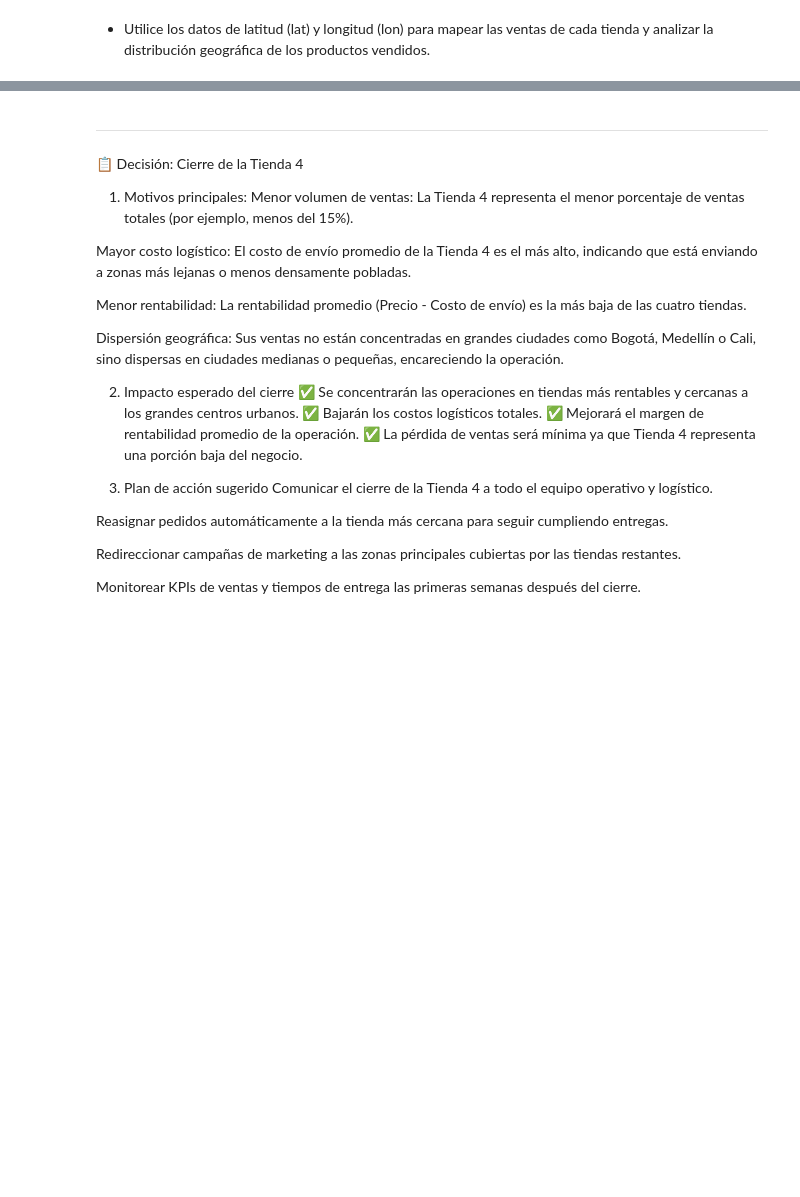
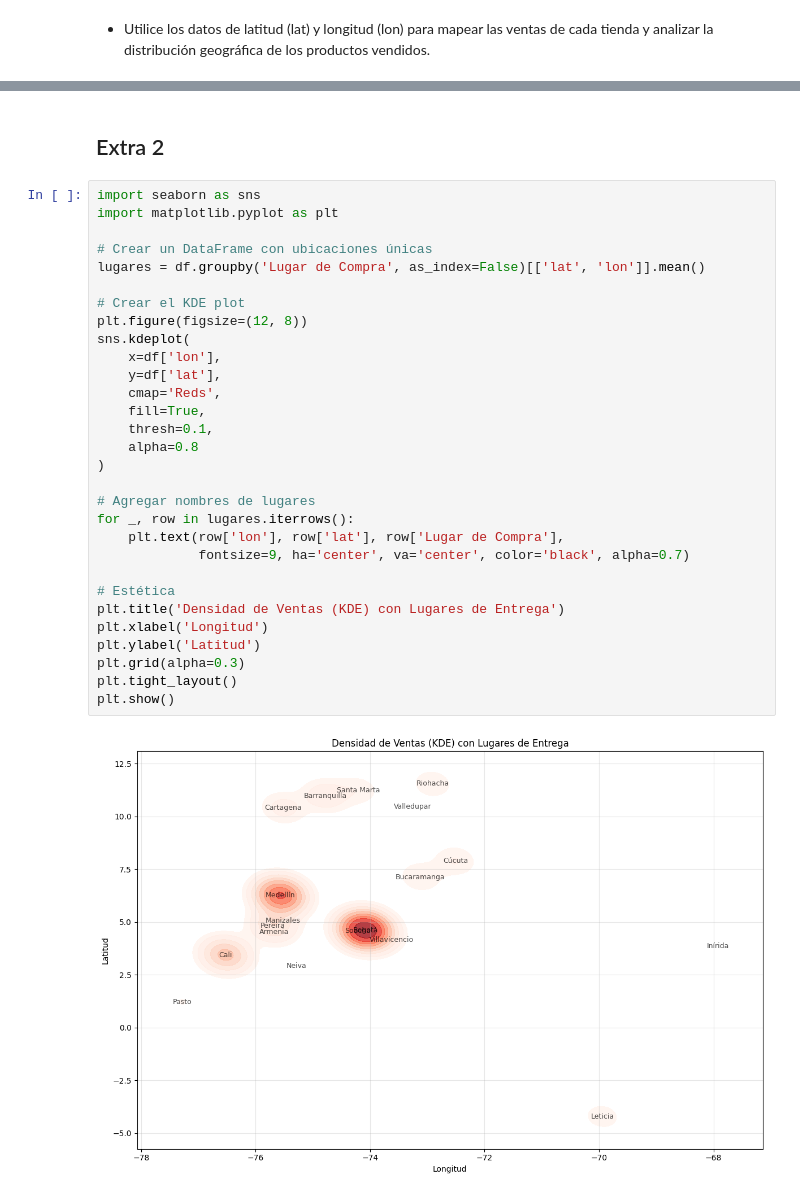
Before and after one commit to MaxCPietro/Challenge-PythonG8, a Jupyter notebook: AnalisisFacturacion_G8_C2.ipynb, the cells around one changed output, grey strips where cells are left out. Cells and saved outputs as stored; diff of their text form; blank space fills up the shorter version.

Commit message:
Entregable v1.0

```diff
--- a/AnalisisFacturacion_G8_C2.ipynb
+++ b/AnalisisFacturacion_G8_C2.ipynb
@@ -898,31 +702,34 @@ plt.show()
 # %% [markdown]
---------------
+## Extra 2
-# %% [markdown]
-📋 Decisión: Cierre de la Tienda 4
-1. Motivos principales:
-Menor volumen de ventas:
-La Tienda 4 representa el menor porcentaje de ventas totales (por ejemplo, menos del 15%).
-
-Mayor costo logístico:
-El costo de envío promedio de la Tienda 4 es el más alto, indicando que está enviando a zonas más lejanas o menos densamente pobladas.
-
-Menor rentabilidad:
-La rentabilidad promedio (Precio - Costo de envío) es la más baja de las cuatro tiendas.
-
-Dispersión geográfica:
-Sus ventas no están concentradas en grandes ciudades como Bogotá, Medellín o Cali, sino dispersas en ciudades medianas o pequeñas, encareciendo la operación.
-
-2. Impacto esperado del cierre
-✅ Se concentrarán las operaciones en tiendas más rentables y cercanas a los grandes centros urbanos.
-✅ Bajarán los costos logísticos totales.
-✅ Mejorará el margen de rentabilidad promedio de la operación.
-✅ La pérdida de ventas será mínima ya que Tienda 4 representa una porción baja del negocio.
-
-3. Plan de acción sugerido
-Comunicar el cierre de la Tienda 4 a todo el equipo operativo y logístico.
-
-Reasignar pedidos automáticamente a la tienda más cercana para seguir cumpliendo entregas.
-
-Redireccionar campañas de marketing a las zonas principales cubiertas por las tiendas restantes.
-
-Monitorear KPIs de ventas y tiempos de entrega las primeras semanas después del cierre.
+# %%
+import seaborn as sns
+import matplotlib.pyplot as plt
+
+# Crear un DataFrame con ubicaciones únicas
+lugares = df.groupby('Lugar de Compra', as_index=False)[['lat', 'lon']].mean()
+
+# Crear el KDE plot
+plt.figure(figsize=(12, 8))
+sns.kdeplot(
+    x=df['lon'],
+    y=df['lat'],
+    cmap='Reds',
+    fill=True,
+    thresh=0.1,
+    alpha=0.8
+)
+
+# Agregar nombres de lugares
+for _, row in lugares.iterrows():
+    plt.text(row['lon'], row['lat'], row['Lugar de Compra'],
+             fontsize=9, ha='center', va='center', color='black', alpha=0.7)
+
+# Estética
+plt.title('Densidad de Ventas (KDE) con Lugares de Entrega')
+plt.xlabel('Longitud')
+plt.ylabel('Latitud')
+plt.grid(alpha=0.3)
+plt.tight_layout()
+plt.show()
+# %% [output]
+[figure, added]
```
Also changed, not shown: parts of 14 cells of this notebook.
